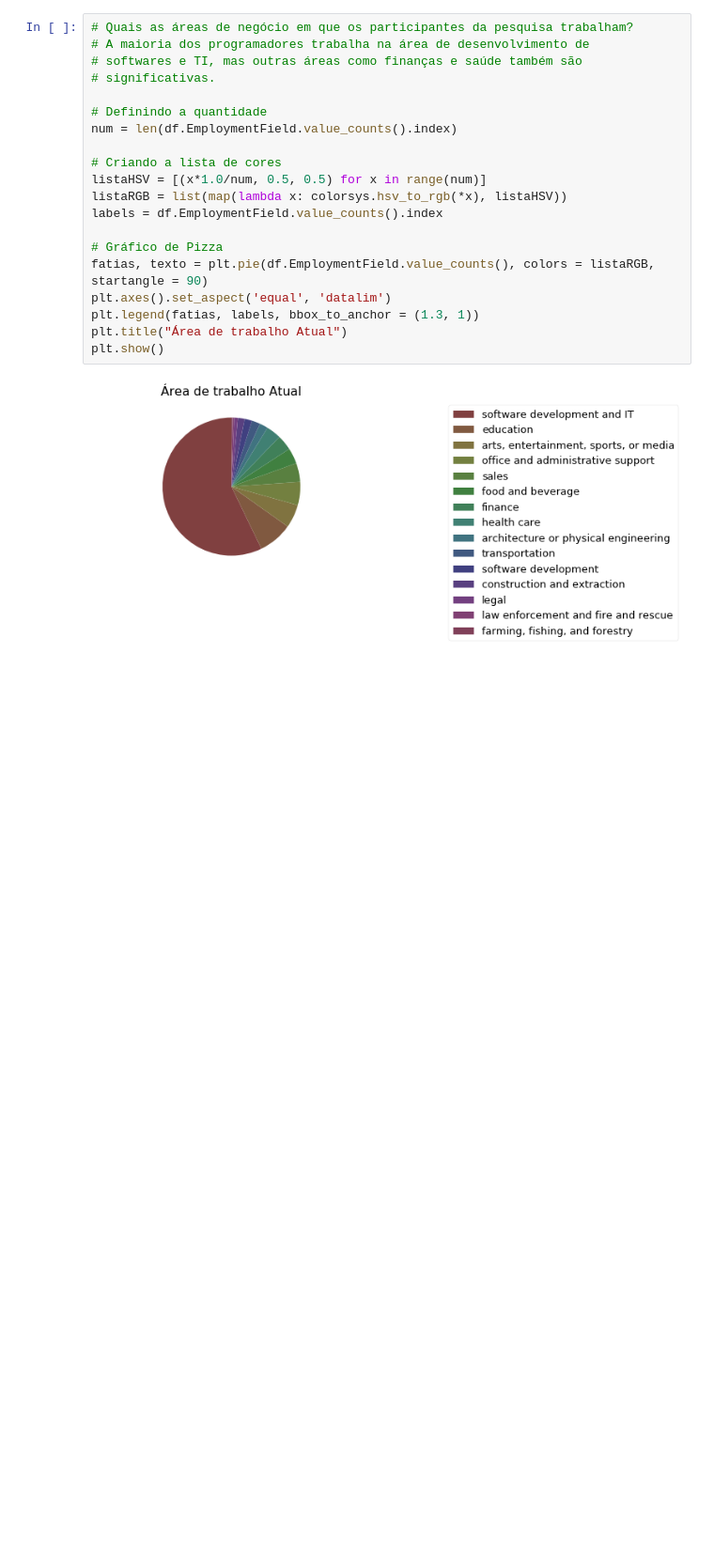
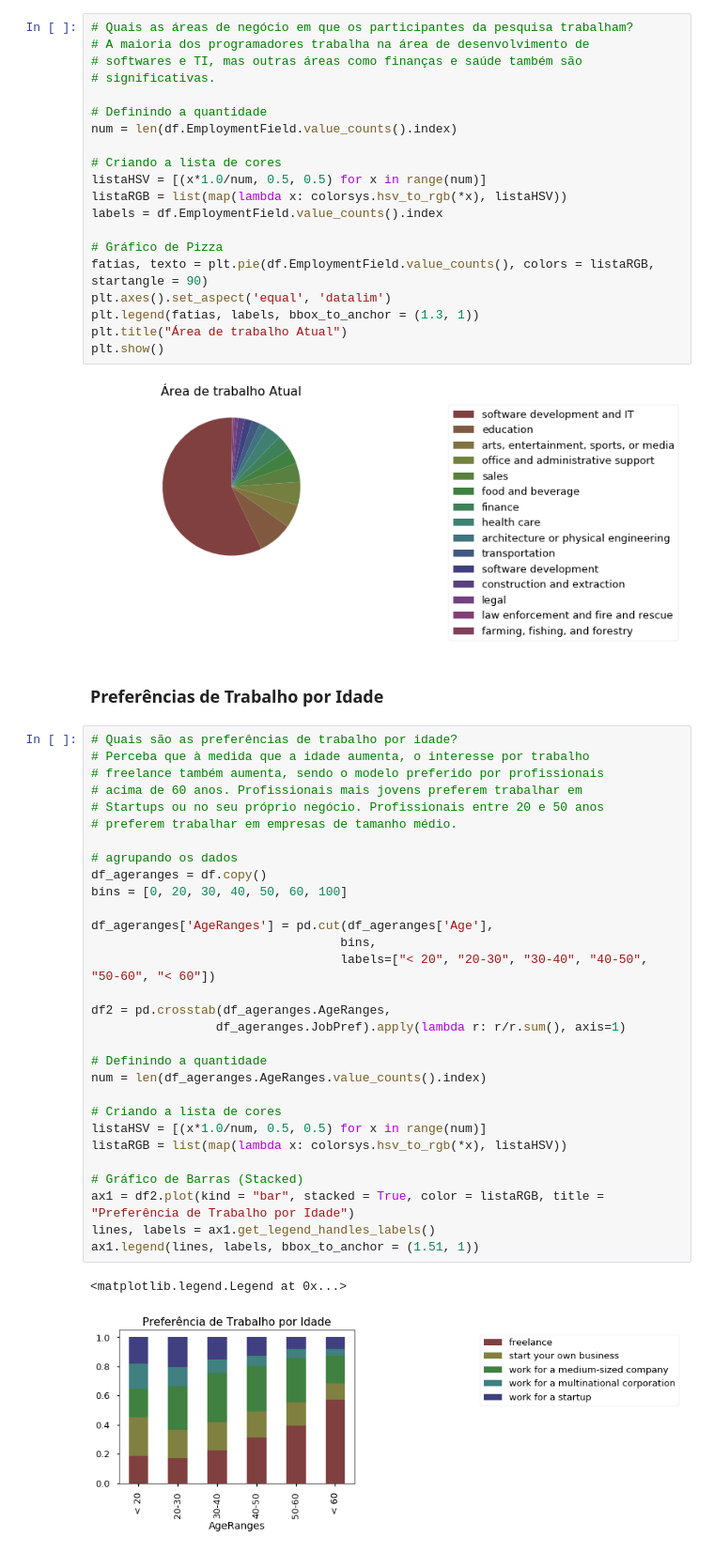
Before and after one commit to UesleiJf/Analise-de-Dados-com-Python, a Jupyter notebook: Analise de Dados com Python/Analise-Exploratoria-de-Dados.ipynb, the cells around one changed output. Shown at 94% size. Cells and saved outputs as stored; diff of their text form; blank space fills up the shorter version.

```diff
--- a/Analise de Dados com Python/Analise-Exploratoria-de-Dados.ipynb
+++ b/Analise de Dados com Python/Analise-Exploratoria-de-Dados.ipynb
@@ -178,3 +178,38 @@ plt.title("Área de trabalho Atual")
 plt.show()
 # %% [output]
 [figure]
+# %% [markdown]
+### Preferências de Trabalho por Idade
+# %%
+# Quais são as preferências de trabalho por idade?
+# Perceba que à medida que a idade aumenta, o interesse por trabalho
+# freelance também aumenta, sendo o modelo preferido por profissionais
+# acima de 60 anos. Profissionais mais jovens preferem trabalhar em
+# Startups ou no seu próprio negócio. Profissionais entre 20 e 50 anos
+# preferem trabalhar em empresas de tamanho médio.
+
+# agrupando os dados
+df_ageranges = df.copy()
+bins = [0, 20, 30, 40, 50, 60, 100]
+
+df_ageranges['AgeRanges'] = pd.cut(df_ageranges['Age'],
+                                  bins,
+                                  labels=["< 20", "20-30", "30-40", "40-50", "50-60", "< 60"])
+
+df2 = pd.crosstab(df_ageranges.AgeRanges,
+                 df_ageranges.JobPref).apply(lambda r: r/r.sum(), axis=1)
+
+# Definindo a quantidade
+num = len(df_ageranges.AgeRanges.value_counts().index)
+
+# Criando a lista de cores
+listaHSV = [(x*1.0/num, 0.5, 0.5) for x in range(num)]
+listaRGB = list(map(lambda x: colorsys.hsv_to_rgb(*x), listaHSV))
+
+# Gráfico de Barras (Stacked)
+ax1 = df2.plot(kind = "bar", stacked = True, color = listaRGB, title = "Preferência de Trabalho por Idade")
+lines, labels = ax1.get_legend_handles_labels()
+ax1.legend(lines, labels, bbox_to_anchor = (1.51, 1))
+# %% [output]
+<matplotlib.legend.Legend at 0x...>
+[figure, added]
```
Also changed, not shown: parts of 6 cells of this notebook.
